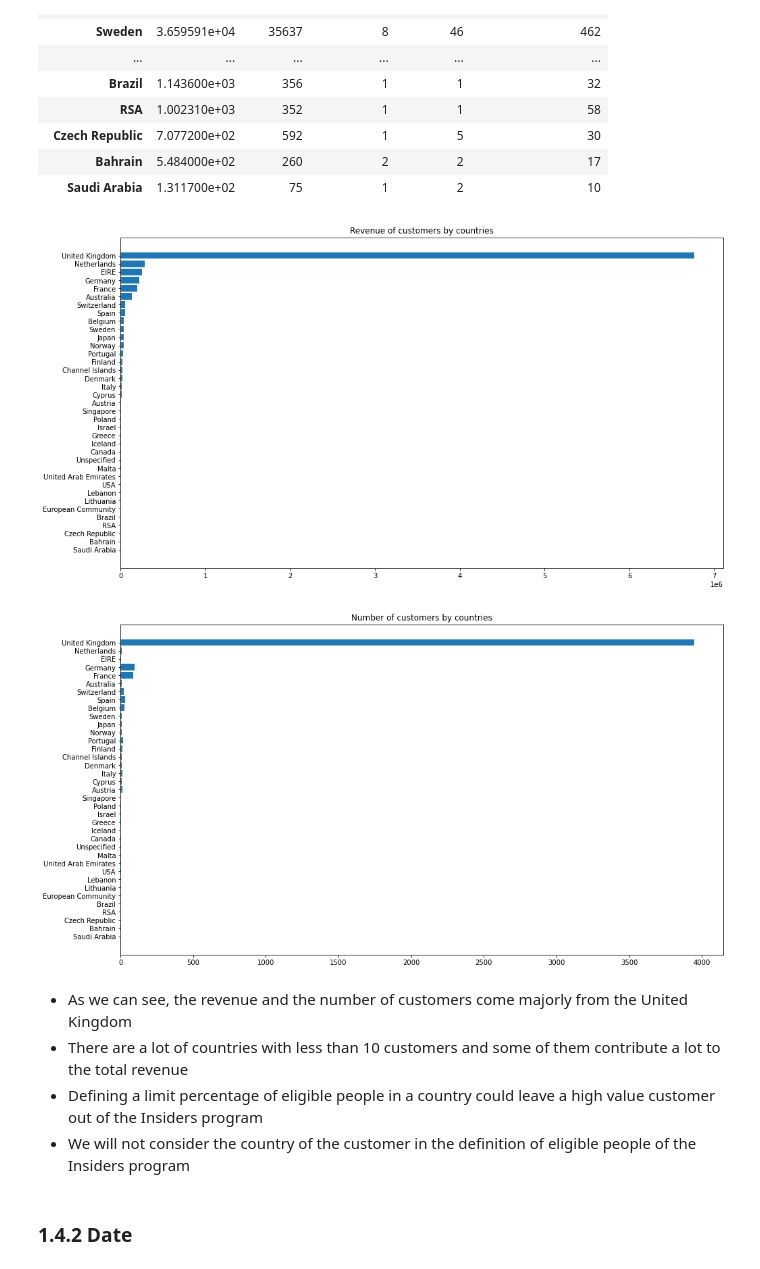
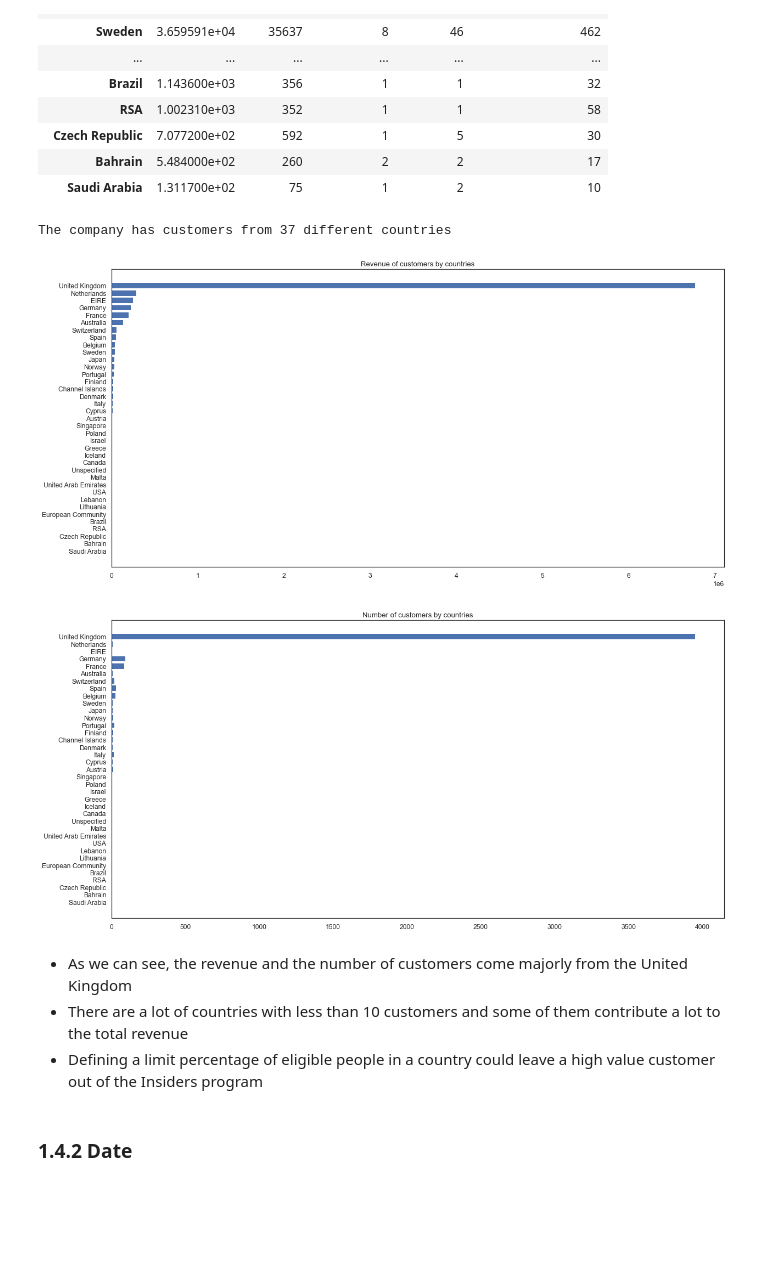
Before and after one commit to henriqueumeda/High-Value-Customers-Identification, a Jupyter notebook: Insiders - All In One Place.ipynb, the cells around one changed output. Drawn from its saved outputs; the diff is of its cells as text; code cells hidden in the pictures; blank space fills up the shorter version.

```diff
--- a/Insiders - All In One Place.ipynb
+++ b/Insiders - All In One Place.ipynb
@@ -359,27 +334,30 @@ df_country
 | Czech Republic | 7.077200e+02 | 592 | 1 | 5 | 30 |
 | Bahrain | 5.484000e+02 | 260 | 2 | 2 | 17 |
 | Saudi Arabia | 1.311700e+02 | 75 | 1 | 2 | 10 |
+# %%
+print('The company has customers from {} different countries'.format(len(df_country)))
+# %% [output]
+The company has customers from 37 different countries
 # %%
-plt.figure(figsize=(16,9))
+plt.figure(figsize=(20,10))
 ax = plt.subplot(111)
 plt.title('Revenue of customers by countries')
 ax.barh(df_country.index[::-1], df_country['TotalValue'][::-1])
 plt.show()
 # %% [output]
-[figure, old version]
+[figure, new version]
 # %%
-plt.figure(figsize=(16,9))
+plt.figure(figsize=(20,10))
 ax = plt.subplot(111)
 plt.title('Number of customers by countries')
 ax.barh(df_country.index[::-1], df_country['CustomerID'][::-1])
 plt.show()
 # %% [output]
-[figure, old version]
+[figure, new version]
 # %% [markdown]
 * As we can see, the revenue and the number of customers come majorly from the United Kingdom
 * There are a lot of countries with less than 10 customers and some of them contribute a lot to the total revenue
 * Defining a limit percentage of eligible people in a country could leave a high value customer out of the Insiders program
-* We will not consider the country of the customer in the definition of eligible people of the Insiders program
 # %% [markdown]
 ### 1.4.2 Date
 # %%
```
Also changed, not shown: parts of 75 cells of this notebook.
